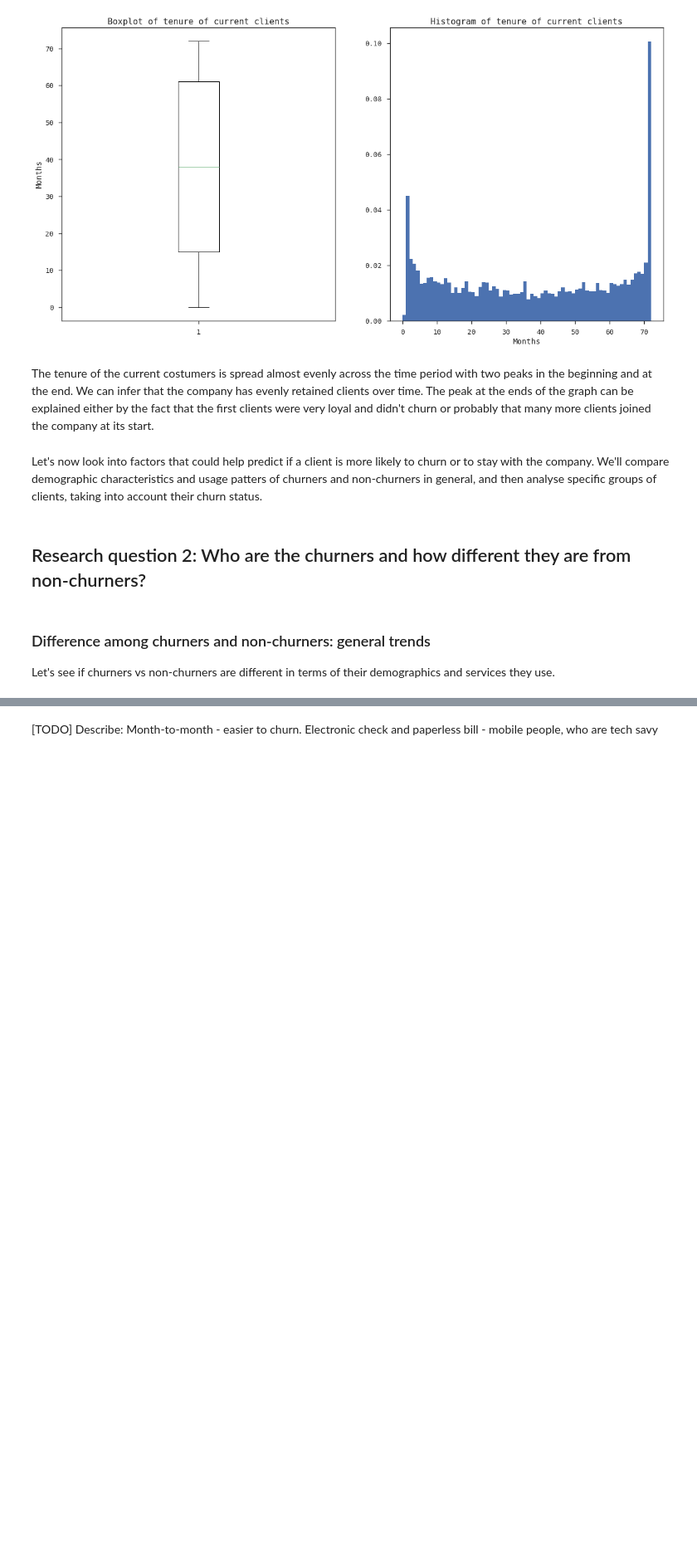
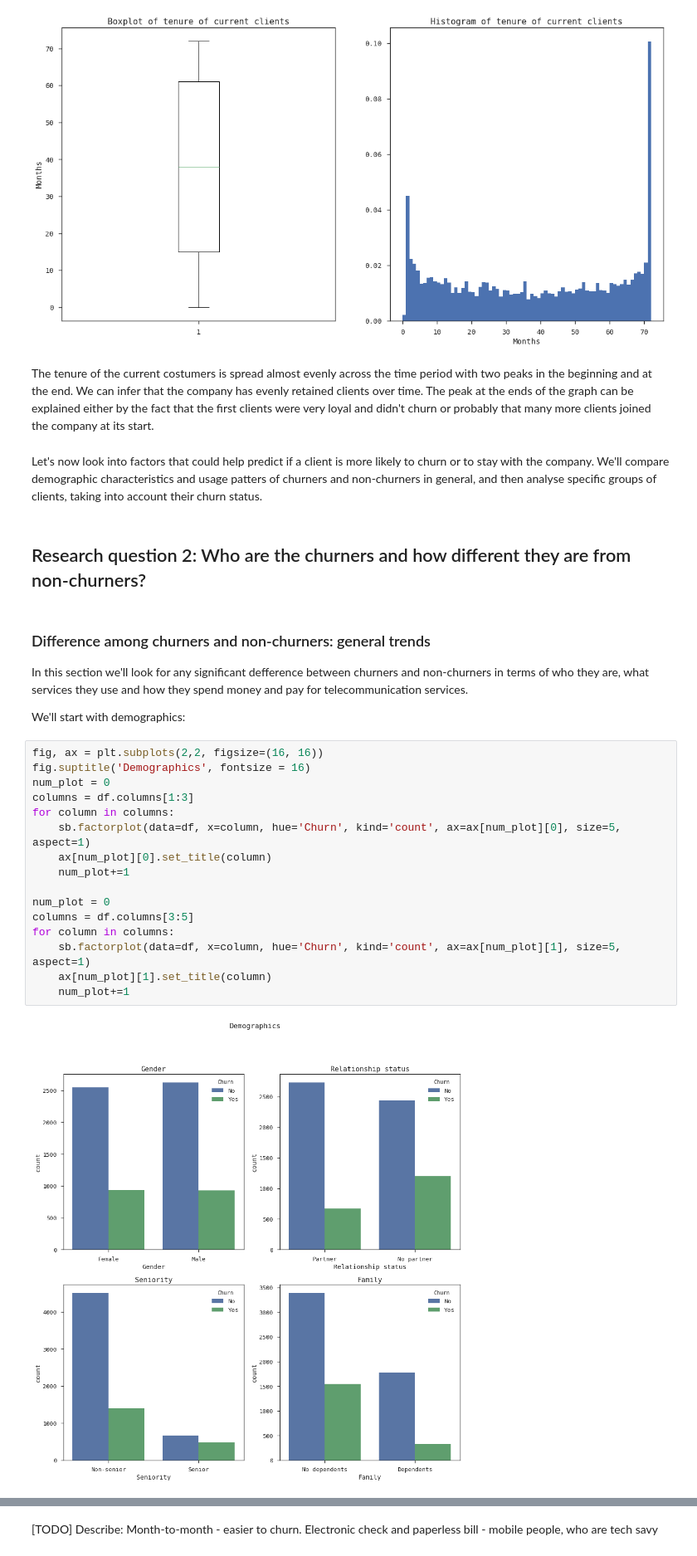
Before and after one commit to PolinaKey/thinkful, a Jupyter notebook: [NEW} Capstone project - Churn.ipynb, the cells around one changed output, grey strips where cells are left out. Shown at 83% size. Saved outputs shown, nothing was run; the diff lists cells and outputs as text; blank space fills up the shorter version.

```diff
--- a/[NEW} Capstone project - Churn.ipynb
+++ b/[NEW} Capstone project - Churn.ipynb
@@ -144,4 +135,24 @@ Let's now look into factors that could help predict if a client is more likely t
 # %% [markdown]
 ### Difference among churners and non-churners: general trends
 
-Let's see if churners vs non-churners are different in terms of their demographics and services they use.
+In this section we'll look for any significant defference between churners and non-churners in terms of who they are, what services they use and how they spend money and pay for telecommunication services.
+
+We'll start with demographics:
+# %%
+fig, ax = plt.subplots(2,2, figsize=(16, 16))
+fig.suptitle('Demographics', fontsize = 16)
+num_plot = 0
+columns = df.columns[1:3]
+for column in columns:
+    sb.factorplot(data=df, x=column, hue='Churn', kind='count', ax=ax[num_plot][0], size=5, aspect=1)
+    ax[num_plot][0].set_title(column)
+    num_plot+=1
+
+num_plot = 0
+columns = df.columns[3:5]
+for column in columns:
+    sb.factorplot(data=df, x=column, hue='Churn', kind='count', ax=ax[num_plot][1], size=5, aspect=1)
+    ax[num_plot][1].set_title(column)
+    num_plot+=1
+# %% [output]
+[figure, added]
```
Also changed, not shown: parts of 29 cells of this notebook, 1 other file.
